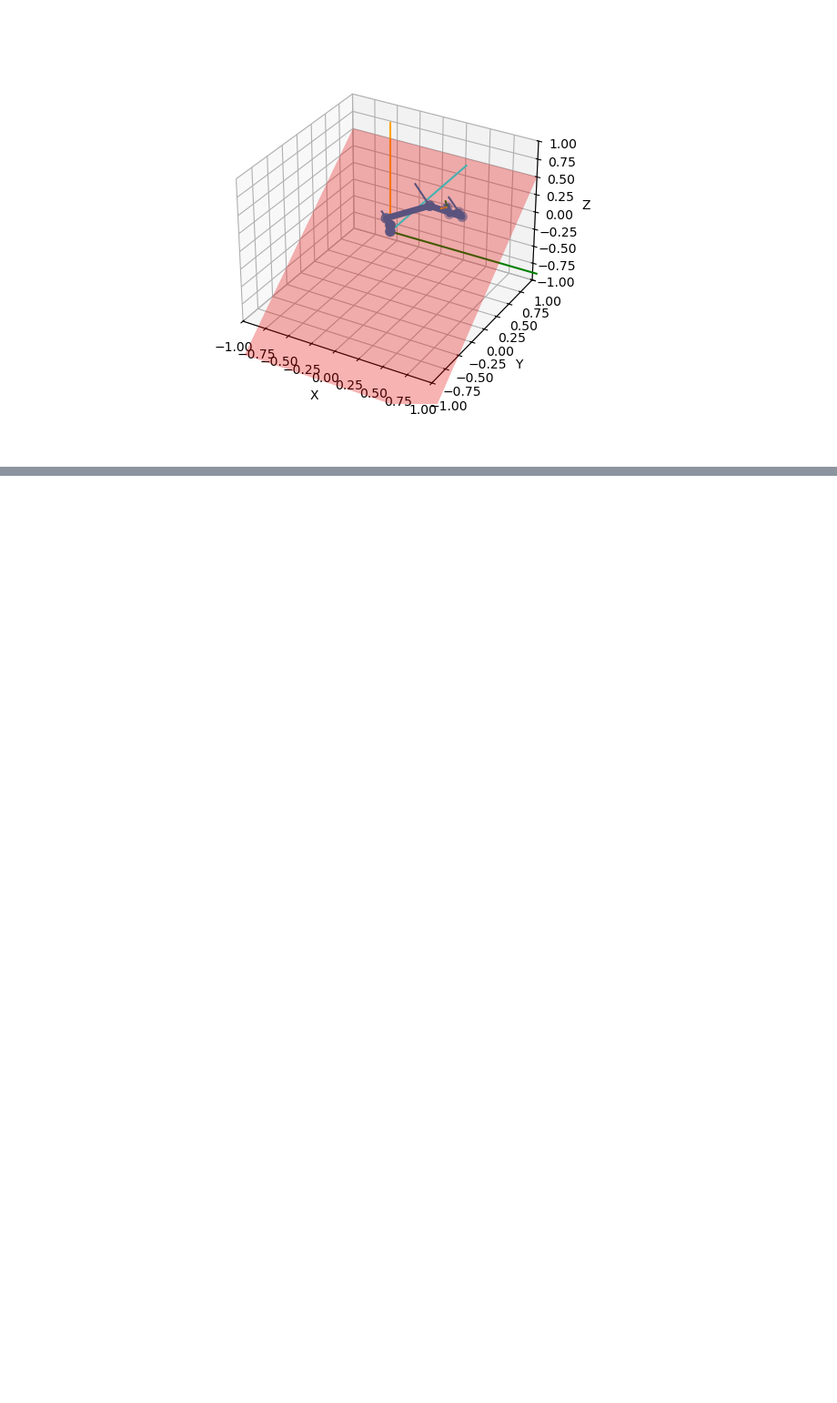
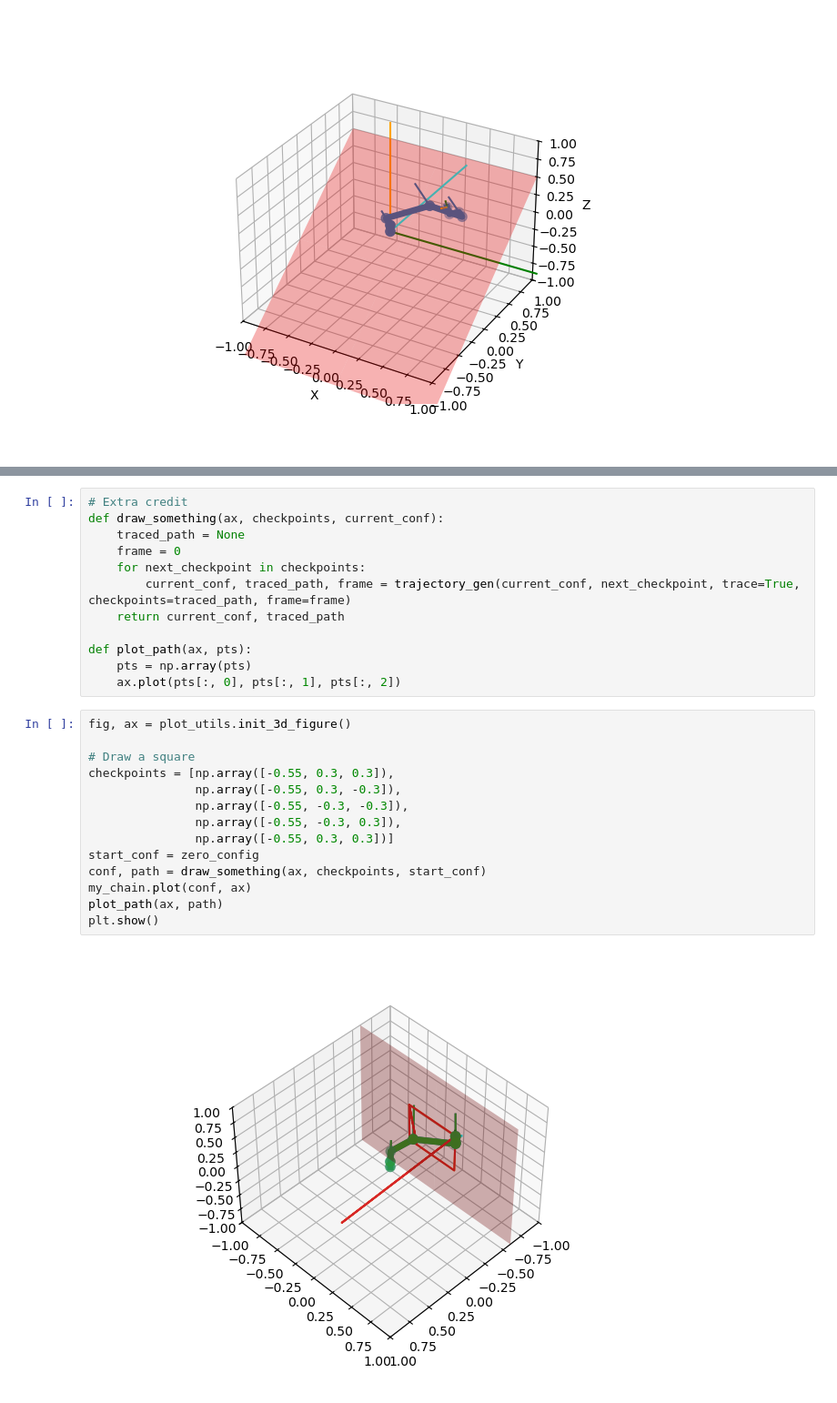
Before and after one commit to Mrnibblesg/lab-2-ik, a Jupyter notebook: my_IK.ipynb, the cells around one changed output, grey strips where cells are left out. Shown at 91% size. Cells and saved outputs as stored; diff of their text form; blank space fills up the shorter version.

```diff
--- a/my_IK.ipynb
+++ b/my_IK.ipynb
@@ -219,0 +230,28 @@ collision_test(ax, final_conf, plane_point, plane_normal)
+# %%
+# Extra credit
+def draw_something(ax, checkpoints, current_conf):
+    traced_path = None
+    frame = 0
+    for next_checkpoint in checkpoints:
+        current_conf, traced_path, frame = trajectory_gen(current_conf, next_checkpoint, trace=True, checkpoints=traced_path, frame=frame)
+    return current_conf, traced_path
+
+def plot_path(ax, pts):
+    pts = np.array(pts)
+    ax.plot(pts[:, 0], pts[:, 1], pts[:, 2])
+# %%
+fig, ax = plot_utils.init_3d_figure()
+
+# Draw a square
+checkpoints = [np.array([-0.55, 0.3, 0.3]),
+               np.array([-0.55, 0.3, -0.3]),
+               np.array([-0.55, -0.3, -0.3]),
+               np.array([-0.55, -0.3, 0.3]),
+               np.array([-0.55, 0.3, 0.3])]
+start_conf = zero_config
+conf, path = draw_something(ax, checkpoints, start_conf)
+my_chain.plot(conf, ax)
+plot_path(ax, path)
+plt.show()
+# %% [output]
+[figure, added]
```
Also changed, not shown: parts of 2 cells of this notebook.
